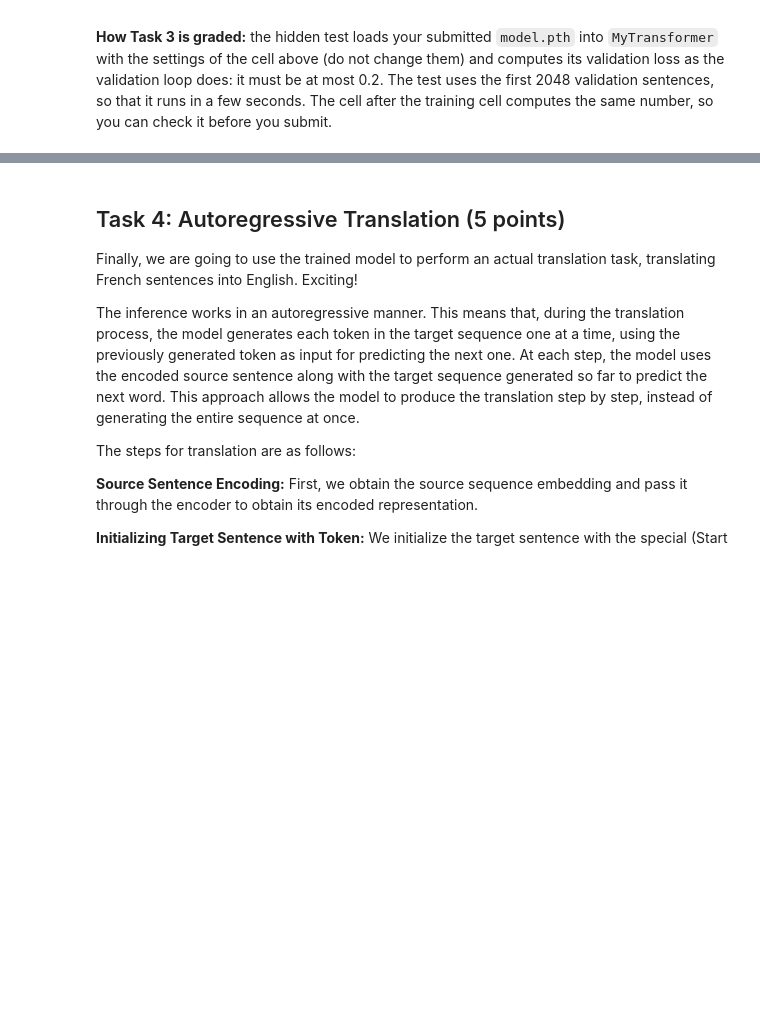
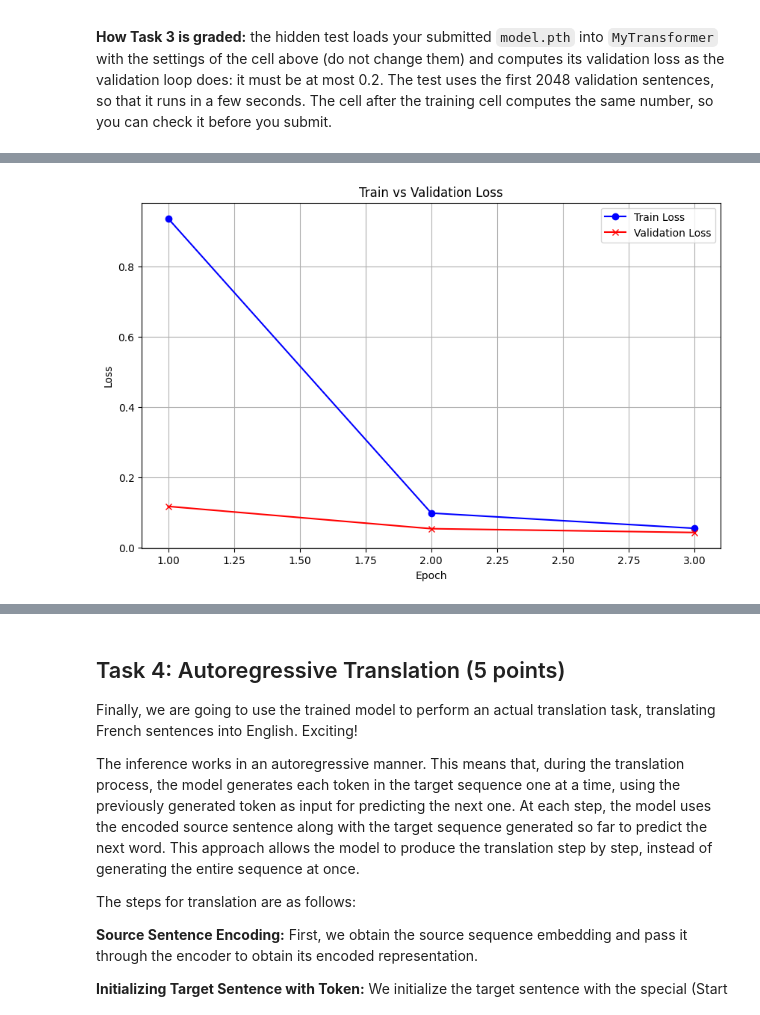
Before and after one commit to namtu06/deep-learning, a Jupyter notebook: 5_transformers/ex5.ipynb, the cells around one changed output, grey strips where cells are left out. Saved outputs shown, nothing was run; the diff lists cells and outputs as text; code cells hidden in the pictures; blank space fills up the shorter version.

```diff
--- a/5_transformers/ex5.ipynb
+++ b/5_transformers/ex5.ipynb
@@ -754,7 +818,22 @@ if training_allowed(skip_training):    # never during grading
             # pass input source, input target, source padding mask, and tgt_mask to the model to get the predictions (output).
 
             # YOUR CODE HERE
-            raise NotImplementedError()
+            src_input = src_batch.to(device)
+            tgt_input = tgt_batch[:, :-1].to(device)
+            tgt_expected = tgt_batch[:, 1:].to(device)
+
+            src_padding_mask = model.create_pad_mask(src_input)
+            tgt_padding_mask = model.create_pad_mask(tgt_input).float()
+            tgt_mask = model.get_tgt_mask(tgt_input)
+
+            _, output = model(
+                src_input,
+                tgt_input,
+                src_padding_mask=src_padding_mask,
+                tgt_padding_mask=tgt_padding_mask,
+                tgt_mask=tgt_mask
+            )
+
 
             output = output.to(device)
             output = output.contiguous().view(-1, vsize_tgt)
@@ -791,7 +870,22 @@ if training_allowed(skip_training):    # never during grading
                 # pass input source, input target, source padding mask, and tgt_mask to the model to get the predictions (output).
 
                 # YOUR CODE HERE
-                raise NotImplementedError()
+                src_input = src_batch.to(device)
+                tgt_input = tgt_batch[:, :-1].to(device)
+                tgt_expected = tgt_batch[:, 1:].to(device)
+
+                src_padding_mask = model.create_pad_mask(src_input)
+                tgt_padding_mask = model.create_pad_mask(tgt_input).float()
+                tgt_mask = model.get_tgt_mask(tgt_input)
+
+                _, output = model(
+                    src_input,
+                    tgt_input,
+                    src_padding_mask=src_padding_mask,
+                    tgt_padding_mask=tgt_padding_mask,
+                    tgt_mask=tgt_mask
+                )
+
 
                 output = output.to(device)
                 output = output.contiguous().view(-1, vsize_tgt)
@@ -822,3 +916,4 @@ if training_allowed(skip_training):    # never during grading
     plt.legend()
     plt.grid(True)
     plt.show()
+# %% [output]
@@ -825,3 +930,4 @@ if training_allowed(skip_training):    # never during grading
+[figure, added]
 # %%
 # Visible check of Task 3 (0 points). This cell loads your saved model.pth into model, so that Task 4 translates
 # with it (during grading: the model.pth you submitted). Then it computes the validation loss of model.pth on the first
```
Also changed, not shown: parts of 9 cells of this notebook, 1 other file.
